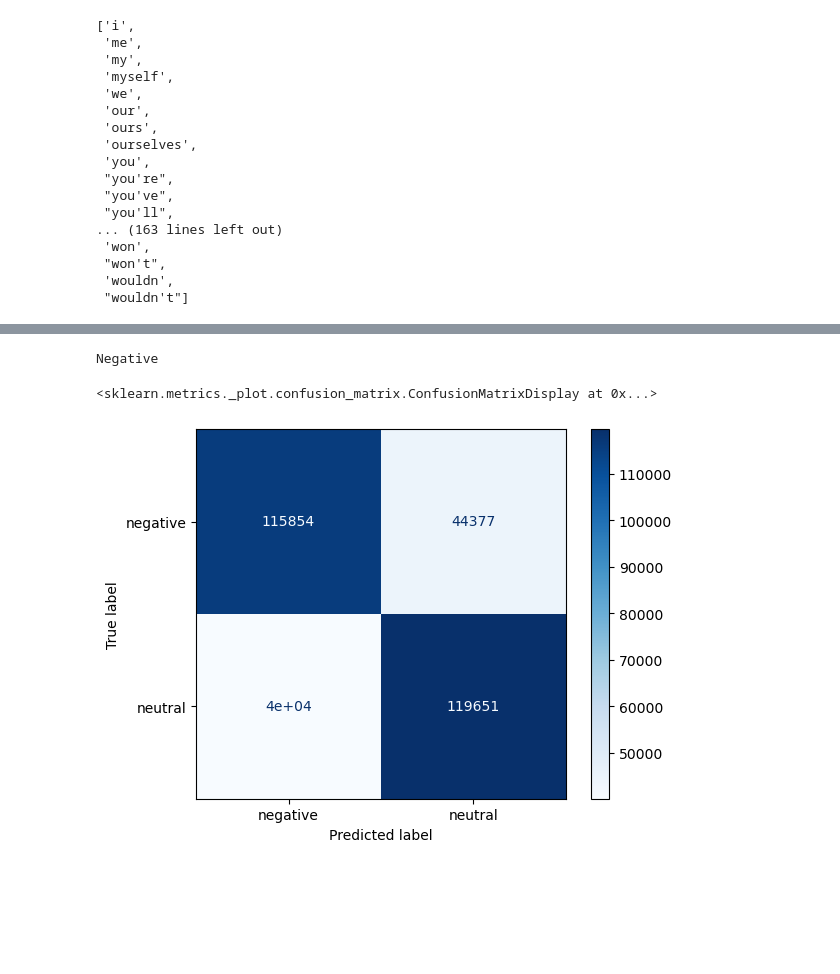
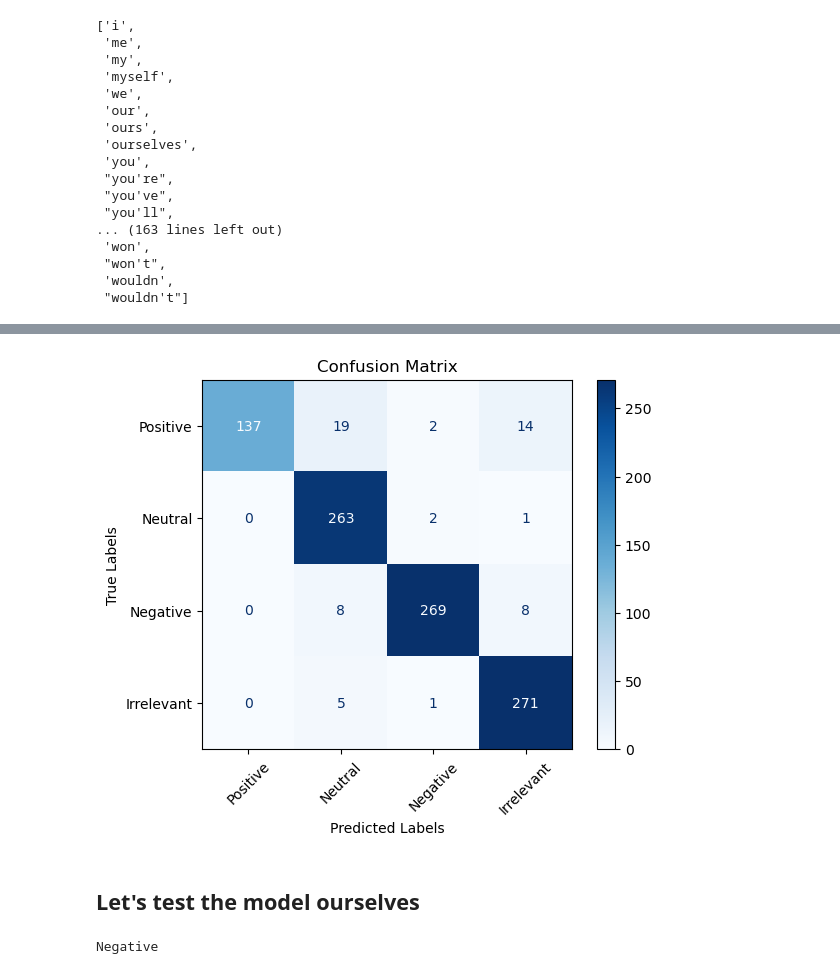
Before and after one commit to dddictionary/twitter-sentiment-analysis, a Jupyter notebook: twitter_sentiment.ipynb, the cells around one changed output, grey strips where cells are left out. Drawn from its saved outputs; the diff is of its cells as text; code cells hidden in the pictures; blank space fills up the shorter version.

```diff
--- a/twitter_sentiment.ipynb
+++ b/twitter_sentiment.ipynb
@@ -168,0 +169,25 @@ weighted avg       0.74      0.74      0.74    320000
+# %%
+# Initialize the vectorizer
+vectorizer = TfidfVectorizer(ngram_range=(1, 2), )
+
+# Fit and transform the vectorizer on the training data
+X_train_vectorized = vectorizer.fit_transform(X_train['text'])
+
+# Transform the validation set
+X_val_vectorized = vectorizer.transform(X_val['text'])
+# %%
+# Initialize the Multinomial Naive Bayes classifier
+clf = MultinomialNB()
+
+# Fit the classifier
+clf.fit(X_train_vectorized, y_train)
+
+# Predict the labels
+y_pred = clf.predict(X_val_vectorized)
+
+# Evaluate the classifier
+print(classification_report(y_val, y_pred))
+
+# Evaluate the accuracy
+accuracy = accuracy_score(y_val, y_pred)
+print(f'Accuracy: {accuracy:.4f}')
@@ -169 +207,25 @@ weighted avg       0.74      0.74      0.74    320000
+# %%
+# Print the confusion matrix
+from sklearn.metrics import confusion_matrix, ConfusionMatrixDisplay
+import seaborn as sns
+import matplotlib.pyplot as plt
+
+# Compute the confusion matrix
+cm = confusion_matrix(y_val, y_pred)
+
+# Define the class names (assumed they are the unique values in y_train/y_val)
+class_names = y_train.unique()  # This should match ['irrelevant', 'neutral', 'positive', 'negative']
+
+# Option 1: Use sklearn's ConfusionMatrixDisplay for labeled display
+disp = ConfusionMatrixDisplay(confusion_matrix=cm, display_labels=class_names)
+disp.plot(cmap='Blues', xticks_rotation=45)
+plt.xlabel('Predicted Labels')
+plt.ylabel('True Labels')
+plt.title('Confusion Matrix')
+plt.savefig("./figures/confusion_matrix.png")
+plt.show()
+# %% [output]
+[figure, added]
+# %% [markdown]
+## Let's test the model ourselves
 # %%
@@ -186,25 +247,3 @@ sentiment = predict_sentiment(tweet, model, vectorizer)
 print(sentiment)
 # %% [output]
 Negative
-# %%
-from sklearn.metrics import confusion_matrix, ConfusionMatrixDisplay
-
-# Assuming you have the true labels y_true and predictions y_pred
-y_true = y_test  # Replace with your true labels for the test set
-y_pred = model.predict(X_test)  # Replace with your predicted labels
-
-# Generate the confusion matrix
-cm = confusion_matrix(y_true, y_pred)
-
-# Determine the number of classes present in the confusion matrix
-n_classes = cm.shape[0]
-
-# Update display labels based on the number of classes
-display_labels = ['negative', 'neutral', 'positive'][:n_classes]  # Adjust to match number of classes
-
-# Display the confusion matrix
-disp = ConfusionMatrixDisplay(confusion_matrix=cm, display_labels=display_labels)
-disp.plot(cmap='Blues')
-# %% [output]
-<sklearn.metrics._plot.confusion_matrix.ConfusionMatrixDisplay at 0x...>
-[figure, removed]
```
Also changed, not shown: parts of 17 cells of this notebook, 6 other files.
